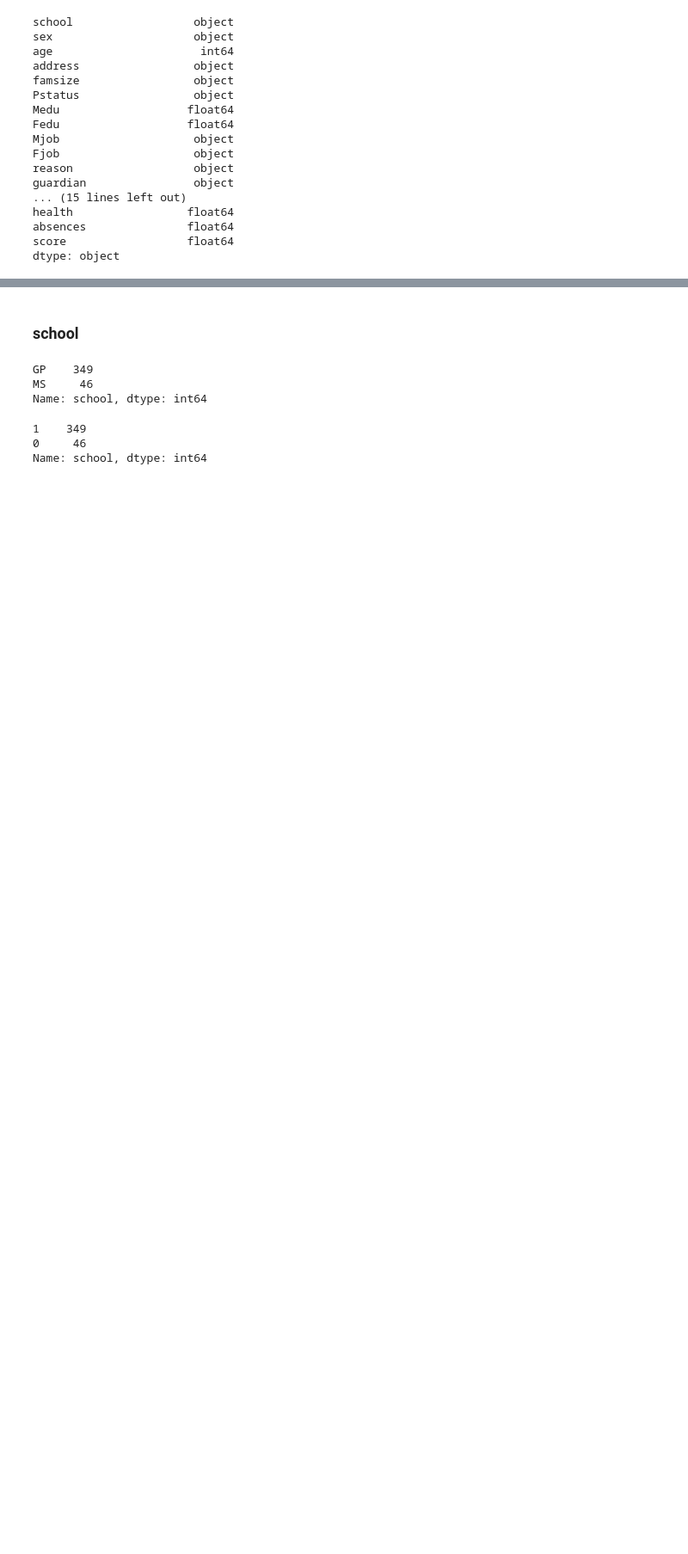
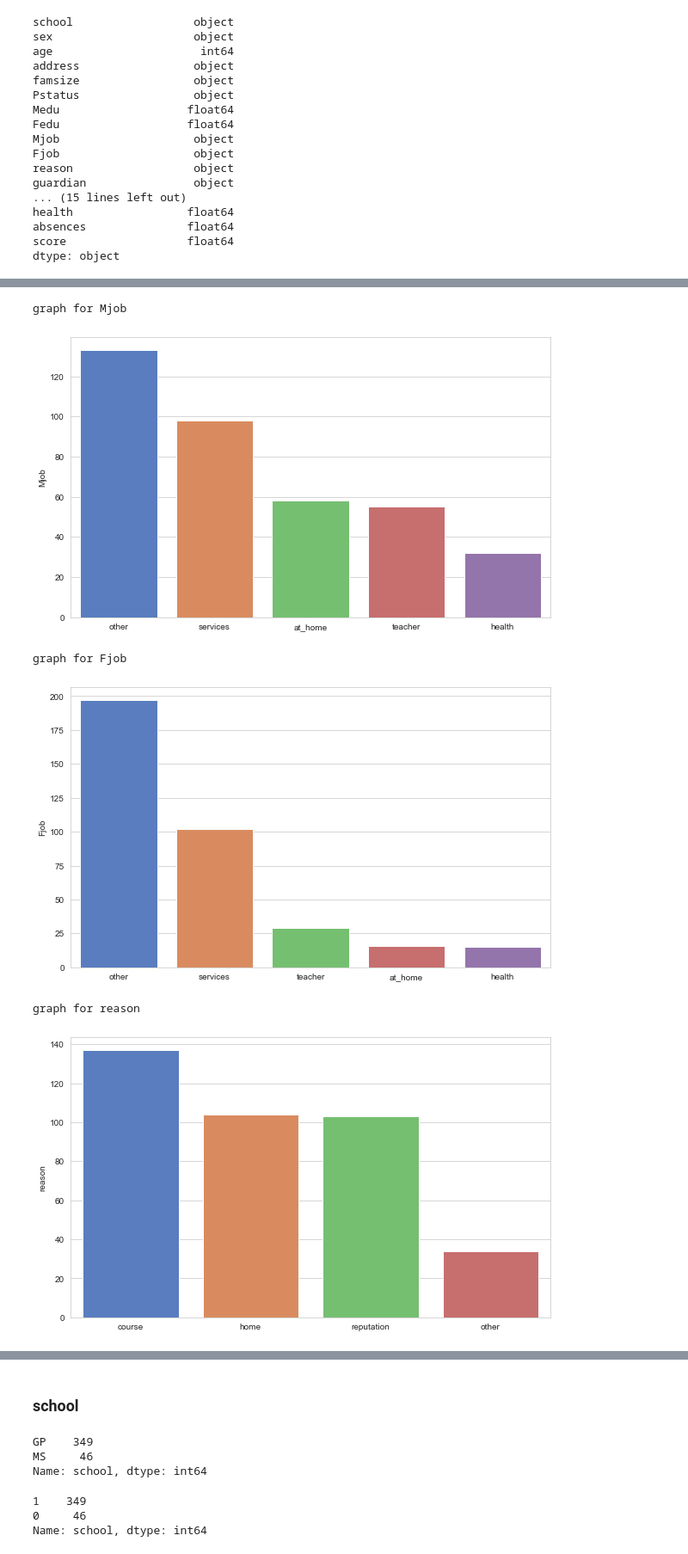
Before and after one commit to artkel/module_2, a Jupyter notebook: EDA_UNICEF.ipynb, the cells around one changed output, grey strips where cells are left out. Shown at 86% size. Saved outputs shown, nothing was run; the diff lists cells and outputs as text; code cells hidden in the pictures; blank space fills up the shorter version.

```diff
--- a/EDA_UNICEF.ipynb
+++ b/EDA_UNICEF.ipynb
@@ -126,0 +194,15 @@ df.describe()
+# %%
+for i in df_nominal.columns:
+    nom_num = df_nominal[i].value_counts()
+    print("graph for %s" % (i))
+    plt.subplots(figsize=(10,6))
+    sns.set_style("whitegrid")
+    sns.barplot(x = nom_num.index, y = nom_num, ci = None, palette = "muted", orient = 'v')
+    plt.show()
+# %% [output]
+graph for Mjob
+[figure, added]
+graph for Fjob
+[figure, added]
+graph for reason
+[figure, added]
```
Also changed, not shown: parts of 23 cells of this notebook.
